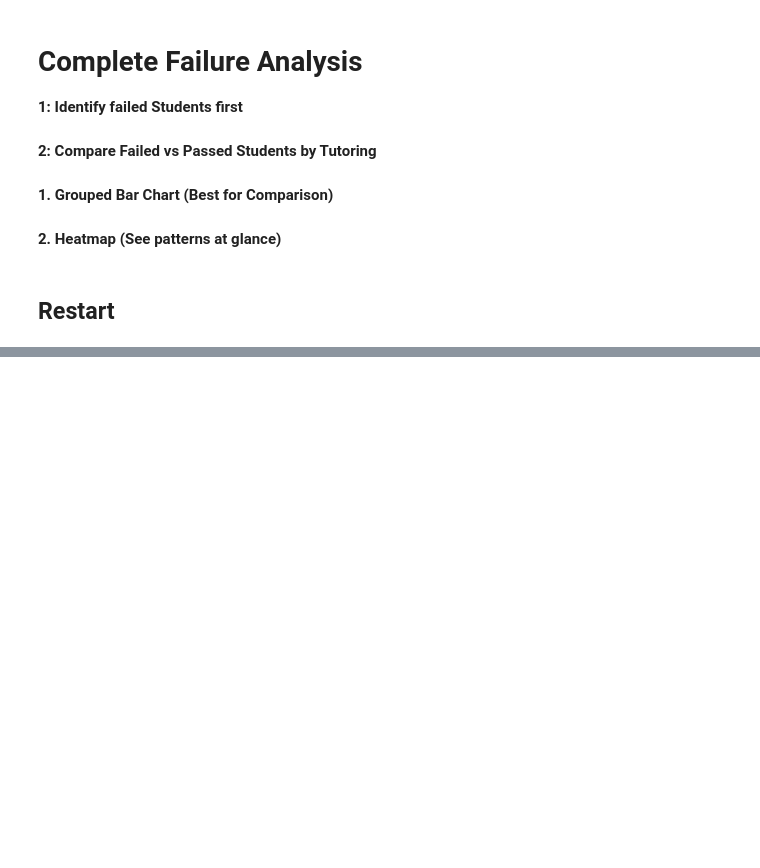
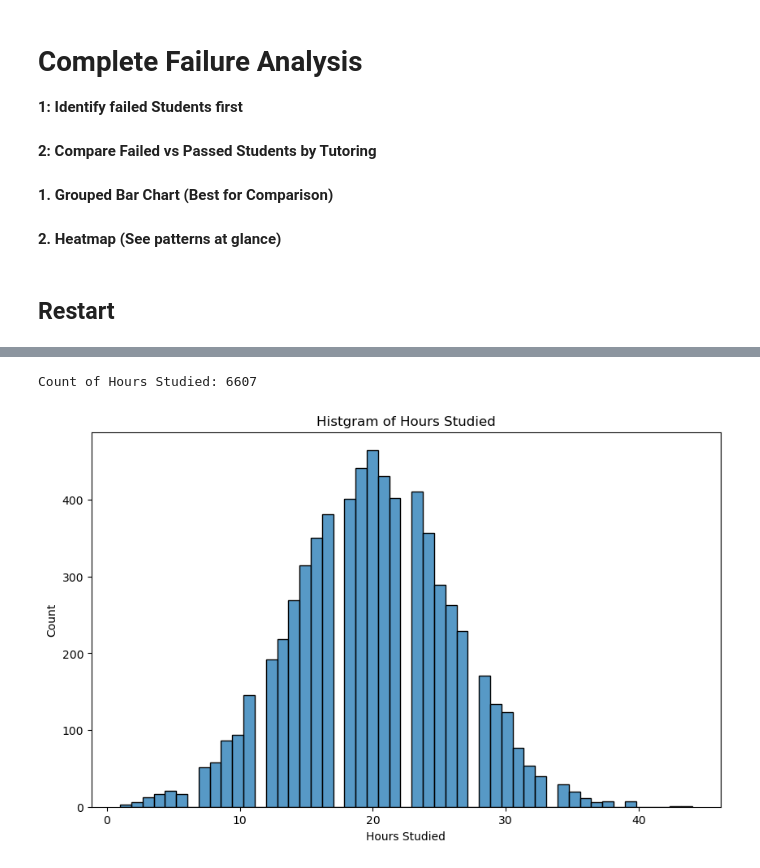
Before and after one commit to geff-ghost/studentPerformance, a Jupyter notebook: studentPerformance.ipynb, the cells around one changed output, grey strips where cells are left out. Cells and saved outputs as stored; diff of their text form; code cells hidden in the pictures; blank space fills up the shorter version.

```diff
--- a/studentPerformance.ipynb
+++ b/studentPerformance.ipynb
@@ -276,0 +317,13 @@ high_attendence.shape
+# %%
+print(f"Count of Hours Studied: {df['Hours_Studied'].count()}")
+# %% [output]
+Count of Hours Studied: 6607
+# %%
+plt.figure(figsize=(10,6))
+sns.histplot(df, x='Hours_Studied')
+plt.ylabel('Count')
+plt.xlabel('Hours Studied')
+plt.title("Histgram of Hours Studied")
+plt.show()
+# %% [output]
+[figure, added]
```
Also changed, not shown: parts of 14 cells of this notebook.
